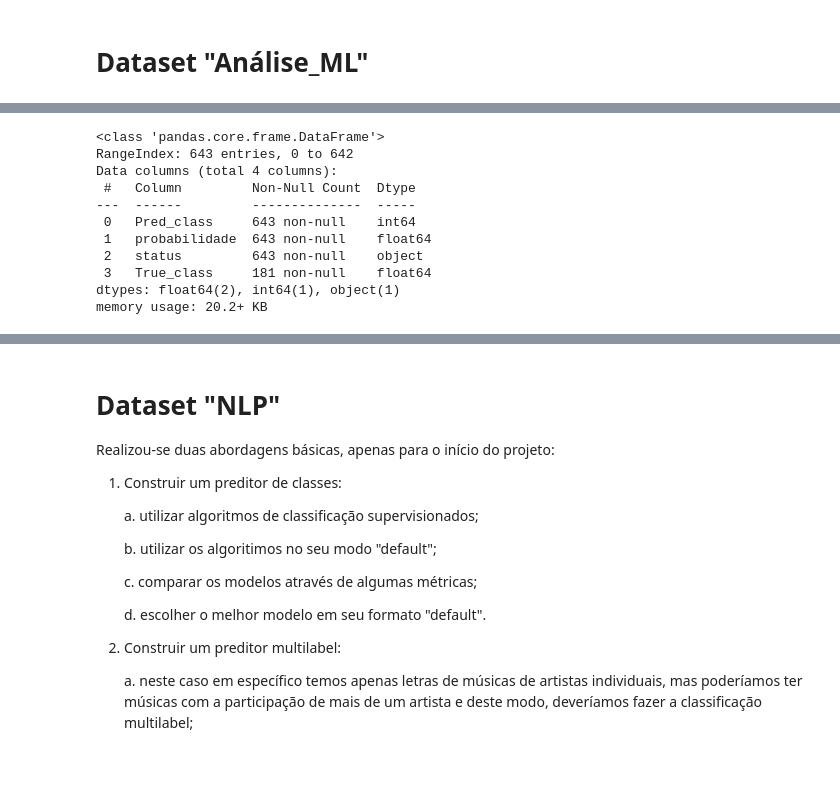
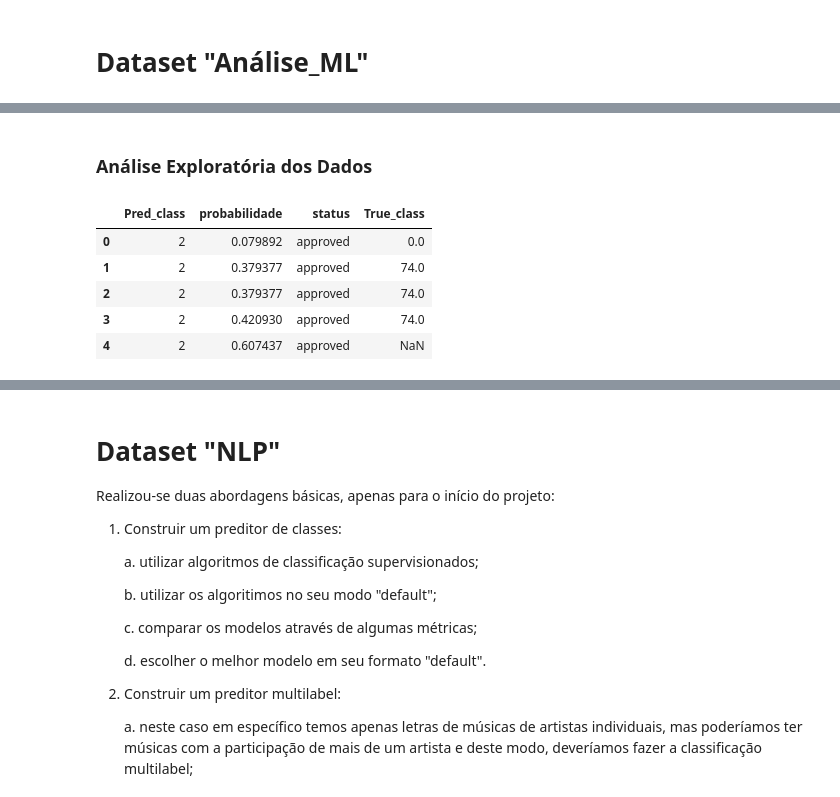
Before and after one commit to MauricioEloy/desafio-smarkio, a Jupyter notebook: project.ipynb, the cells around one changed output, grey strips where cells are left out. Saved outputs shown, nothing was run; the diff lists cells and outputs as text; code cells hidden in the pictures; blank space fills up the shorter version.

```diff
--- a/project.ipynb
+++ b/project.ipynb
@@ -107,14 +91,12 @@ df_analise_ml.sample(20)
-# %%
-df_analise_ml.info()
-# %% [output]
-<class 'pandas.core.frame.DataFrame'>
-RangeIndex: 643 entries, 0 to 642
-Data columns (total 4 columns):
- #   Column         Non-Null Count  Dtype
----  ------         --------------  -----
- 0   Pred_class     643 non-null    int64
- 1   probabilidade  643 non-null    float64
- 2   status         643 non-null    object
- 3   True_class     181 non-null    float64
-dtypes: float64(2), int64(1), object(1)
-memory usage: 20.2+ KB
+# %% [markdown]
+### Análise Exploratória dos Dados
+# %%
+# verificando os 5 primeiros
+df_analise_ml.head()
+# %% [output]
+|  | Pred_class | probabilidade | status | True_class |
+| 0 | 2 | 0.079892 | approved | 0.0 |
+| 1 | 2 | 0.379377 | approved | 74.0 |
+| 2 | 2 | 0.379377 | approved | 74.0 |
+| 3 | 2 | 0.420930 | approved | 74.0 |
+| 4 | 2 | 0.607437 | approved | NaN |
```
Also changed, not shown: parts of 24 cells of this notebook, 1 other file.
